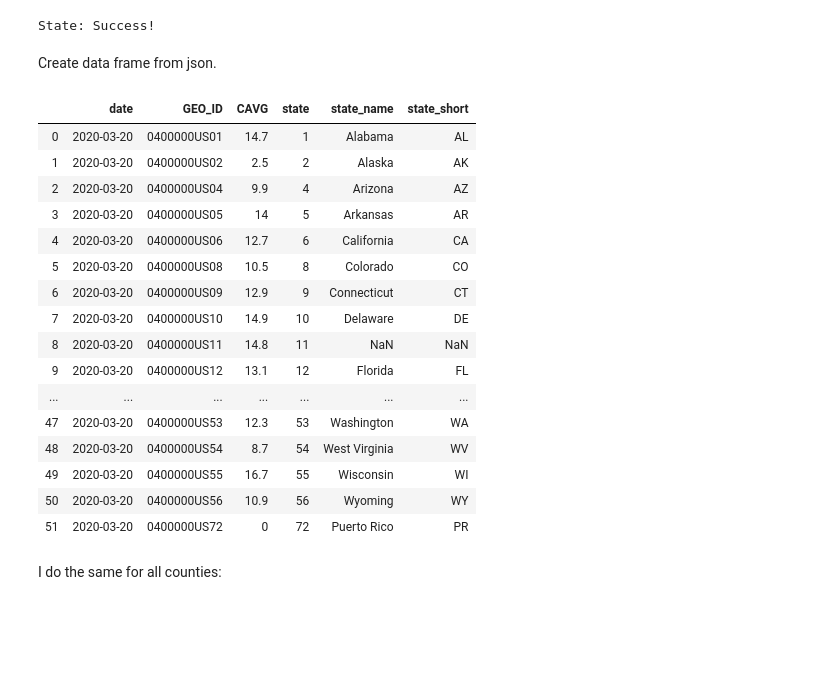
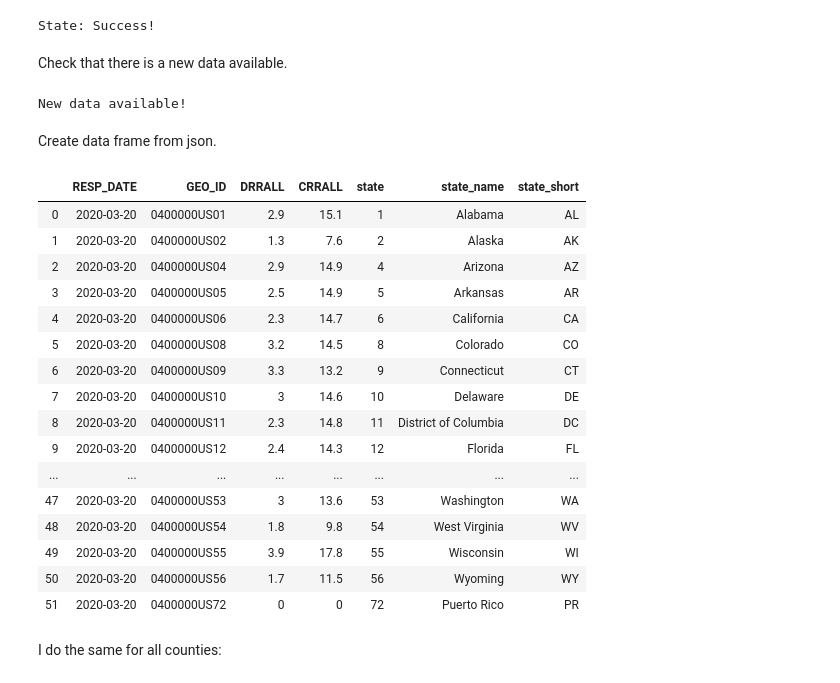
Before and after one commit to Bernacho/NewsCounts-ResponseRates, a Jupyter notebook: responseRates.ipynb, the cells around one changed output. Cells and saved outputs as stored; diff of their text form; code cells hidden in the pictures; blank space fills up the shorter version.

```diff
--- a/responseRates.ipynb
+++ b/responseRates.ipynb
@@ -16,7 +13,7 @@ counties = pd.read_csv("Data/county_codes.txt",sep=" 	", engine='python')
 # %%
 key = "124e1b1d5ceca3b46b3f6bd97d95ea8d4d780e28"
 # %%
-url = f"https://api.census.gov/data/2020/dec/responserate?get=GEO_ID,CAVG&for=state:*&key={key}"
+url = f"https://api.census.gov/data/2020/dec/responserate?get=RESP_DATE,GEO_ID,DRRALL,CRRALL&for=state:*&key={key}"
 response = requests.get(url)
 if response:
     print('State: Success!')
@@ -25,41 +22,50 @@ else:
     sys.exit("State: "+response.text)
 # %% [output]
 State: Success!
+# %% [markdown]
+Check that there is a new data available.
+# %%
+state_df = pd.DataFrame.from_records(response.json()[1:])
+state_df.columns = response.json()[0]
+
+old_df = pd.read_csv("Data/sates_response_rates.csv")
+if old_df.shape[0] > 0 :
+    last_old = old_df.iloc[old_df.shape[0]-1]
+    last = state_df.iloc[state_df.shape[0]-1]
+    if last_old.RESP_DATE == last.RESP_DATE:
+        print("No new data")
+        sys.exit("No new data")
+print("New data available!")
+# %% [output]
+New data available!
 # %% [markdown]
 Create data frame from json.
 # %%
-state_df = pd.DataFrame.from_records(response.json()[1:])
-
-state_df.columns = ["GEO_ID","CAVG","state"]
 state_df['state'] = state_df.state.astype(int)
 
 state_df['state_name'] = state_df.state.map(states.set_index('code')['state'])
 
 state_df['state_short'] = state_df.state.map(states.set_index('code')['state_code'])
 
-columns = list(state_df.columns)
-state_df["date"] = str(today)
-
-state_df = state_df[["date"]+columns]
 state_df.sort_values(by="state",inplace=True)
 state_df = state_df.reset_index(drop=True)
 state_df
 # %% [output]
-|  | date | GEO_ID | CAVG | state | state_name | state_short |
-| 0 | 2020-03-20 | 0400000US01 | 14.7 | 1 | Alabama | AL |
-| 1 | 2020-03-20 | 0400000US02 | 2.5 | 2 | Alaska | AK |
-| 2 | 2020-03-20 | 0400000US04 | 9.9 | 4 | Arizona | AZ |
-| 3 | 2020-03-20 | 0400000US05 | 14 | 5 | Arkansas | AR |
-| 4 | 2020-03-20 | 0400000US06 | 12.7 | 6 | California | CA |
-| 5 | 2020-03-20 | 0400000US08 | 10.5 | 8 | Colorado | CO |
-| 6 | 2020-03-20 | 0400000US09 | 12.9 | 9 | Connecticut | CT |
-| 7 | 2020-03-20 | 0400000US10 | 14.9 | 10 | Delaware | DE |
-| 8 | 2020-03-20 | 0400000US11 | 14.8 | 11 | NaN | NaN |
-| 9 | 2020-03-20 | 0400000US12 | 13.1 | 12 | Florida | FL |
-| ... | ... | ... | ... | ... | ... | ... |
-| 47 | 2020-03-20 | 0400000US53 | 12.3 | 53 | Washington | WA |
-| 48 | 2020-03-20 | 0400000US54 | 8.7 | 54 | West Virginia | WV |
-| 49 | 2020-03-20 | 0400000US55 | 16.7 | 55 | Wisconsin | WI |
-| 50 | 2020-03-20 | 0400000US56 | 10.9 | 56 | Wyoming | WY |
-| 51 | 2020-03-20 | 0400000US72 | 0 | 72 | Puerto Rico | PR |
+|  | RESP_DATE | GEO_ID | DRRALL | CRRALL | state | state_name | state_short |
+| 0 | 2020-03-20 | 0400000US01 | 2.9 | 15.1 | 1 | Alabama | AL |
+| 1 | 2020-03-20 | 0400000US02 | 1.3 | 7.6 | 2 | Alaska | AK |
+| 2 | 2020-03-20 | 0400000US04 | 2.9 | 14.9 | 4 | Arizona | AZ |
+| 3 | 2020-03-20 | 0400000US05 | 2.5 | 14.9 | 5 | Arkansas | AR |
+| 4 | 2020-03-20 | 0400000US06 | 2.3 | 14.7 | 6 | California | CA |
+| 5 | 2020-03-20 | 0400000US08 | 3.2 | 14.5 | 8 | Colorado | CO |
+| 6 | 2020-03-20 | 0400000US09 | 3.3 | 13.2 | 9 | Connecticut | CT |
+| 7 | 2020-03-20 | 0400000US10 | 3 | 14.6 | 10 | Delaware | DE |
+| 8 | 2020-03-20 | 0400000US11 | 2.3 | 14.8 | 11 | District of Columbia | DC |
+| 9 | 2020-03-20 | 0400000US12 | 2.4 | 14.3 | 12 | Florida | FL |
+| ... | ... | ... | ... | ... | ... | ... | ... |
+| 47 | 2020-03-20 | 0400000US53 | 3 | 13.6 | 53 | Washington | WA |
+| 48 | 2020-03-20 | 0400000US54 | 1.8 | 9.8 | 54 | West Virginia | WV |
+| 49 | 2020-03-20 | 0400000US55 | 3.9 | 17.8 | 55 | Wisconsin | WI |
+| 50 | 2020-03-20 | 0400000US56 | 1.7 | 11.5 | 56 | Wyoming | WY |
+| 51 | 2020-03-20 | 0400000US72 | 0 | 0 | 72 | Puerto Rico | PR |
 # %%
```
Also changed, not shown: parts of 11 cells of this notebook, 5 other files.
